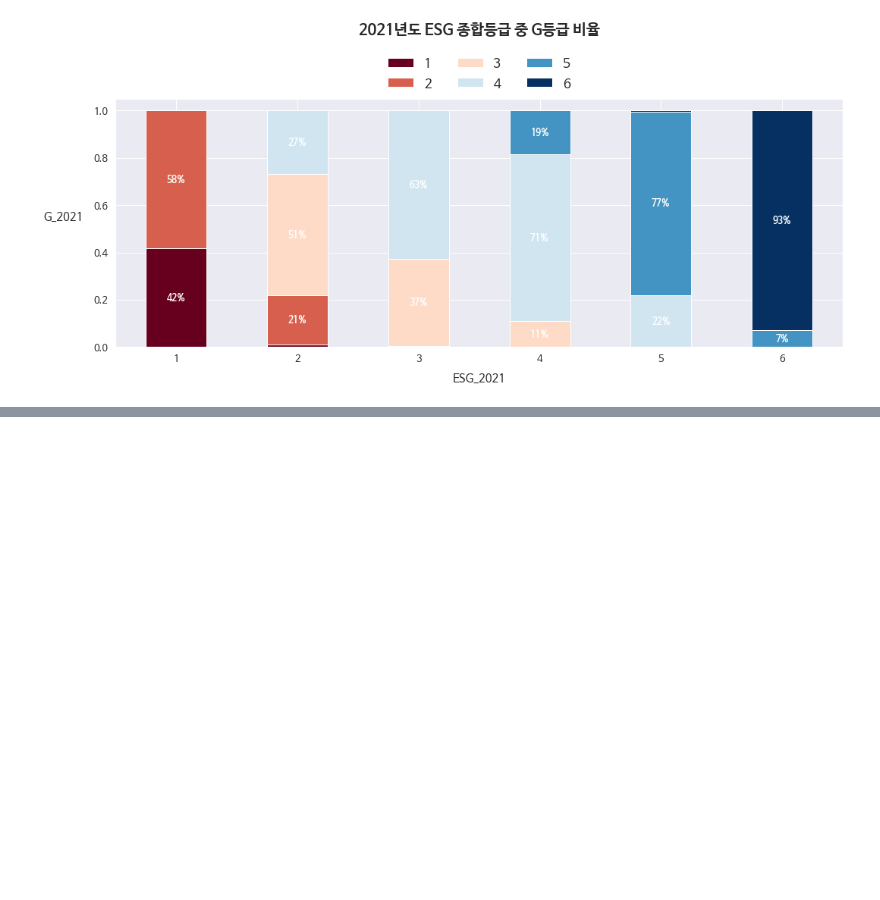
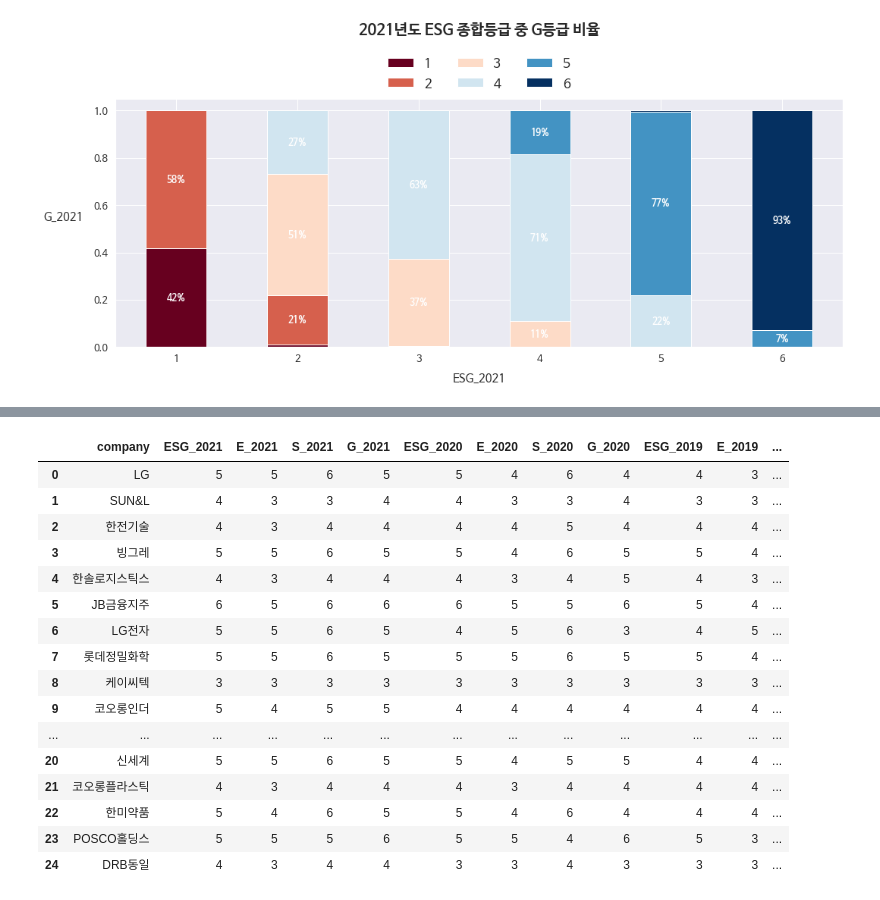
Before and after one commit to kimjuii/LIS3821, a Jupyter notebook: lab/project.ipynb, the cells around one changed output, grey strips where cells are left out. Saved outputs shown, nothing was run; the diff lists cells and outputs as text; code cells hidden in the pictures; blank space fills up the shorter version.

```diff
--- a/lab/project.ipynb
+++ b/lab/project.ipynb
@@ -503,0 +413,19 @@ Text(0, 0.5, 'count')
+# %%
+#종합등급, E등급, S등급, G등급 B 이상인 회사 가져오기
+condition1 = df_ESG['ESG_2021'] >= 3
+condition2 = df_ESG['ESG_2020'] >= 3
+condition3 = df_ESG['ESG_2019'] >= 3
+
+condition4 = df_ESG['E_2021'] >= 3
+condition5 = df_ESG['E_2020'] >= 3
+condition6 = df_ESG['E_2019'] >= 3
+
+condition7 = df_ESG['S_2021'] >= 3
+condition8 = df_ESG['S_2020'] >= 3
+condition9 = df_ESG['S_2019'] >= 3
+
+condition10 = df_ESG['G_2021'] >= 3
+condition11 = df_ESG['G_2020'] >= 3
+condition12 = df_ESG['G_2019'] >= 3
+
+df_more_than_B = df_ESG.loc[condition1 & condition2 & condition3 & condition4 & condition5 & condition6 & condition7 & condition8 & condition9 & condition10 & condition11 & condition12]
@@ -503,0 +448,23 @@ Text(0, 0.5, 'count')
+# %%
+#비복원으로 20개 무작위 추출
+sample = df_more_than_B.sample(n=25, replace=False, random_state=42).reset_index(drop=True)
+# %%
+sample
+# %% [output]
+|  | company | ESG_2021 | E_2021 | S_2021 | G_2021 | ESG_2020 | E_2020 | S_2020 | G_2020 | ESG_2019 | E_2019 | ... |
+| 0 | LG | 5 | 5 | 6 | 5 | 5 | 4 | 6 | 4 | 4 | 3 | ... |
+| 1 | SUN&L | 4 | 3 | 3 | 4 | 4 | 3 | 3 | 4 | 3 | 3 | ... |
+| 2 | 한전기술 | 4 | 3 | 4 | 4 | 4 | 4 | 5 | 4 | 4 | 4 | ... |
+| 3 | 빙그레 | 5 | 5 | 6 | 5 | 5 | 4 | 6 | 5 | 5 | 4 | ... |
+| 4 | 한솔로지스틱스 | 4 | 3 | 4 | 4 | 4 | 3 | 4 | 5 | 4 | 3 | ... |
+| 5 | JB금융지주 | 6 | 5 | 6 | 6 | 6 | 5 | 5 | 6 | 5 | 4 | ... |
+| 6 | LG전자 | 5 | 5 | 6 | 5 | 4 | 5 | 6 | 3 | 4 | 5 | ... |
+| 7 | 롯데정밀화학 | 5 | 5 | 6 | 5 | 5 | 5 | 6 | 5 | 5 | 4 | ... |
+| 8 | 케이씨텍 | 3 | 3 | 3 | 3 | 3 | 3 | 3 | 3 | 3 | 3 | ... |
+| 9 | 코오롱인더 | 5 | 4 | 5 | 5 | 4 | 4 | 4 | 4 | 4 | 4 | ... |
+| ... | ... | ... | ... | ... | ... | ... | ... | ... | ... | ... | ... | ... |
+| 20 | 신세계 | 5 | 5 | 6 | 5 | 5 | 4 | 5 | 5 | 4 | 4 | ... |
+| 21 | 코오롱플라스틱 | 4 | 3 | 4 | 4 | 4 | 3 | 4 | 4 | 4 | 4 | ... |
+| 22 | 한미약품 | 5 | 4 | 6 | 5 | 5 | 4 | 6 | 4 | 4 | 4 | ... |
+| 23 | POSCO홀딩스 | 5 | 5 | 5 | 6 | 5 | 5 | 4 | 6 | 5 | 3 | ... |
+| 24 | DRB동일 | 4 | 3 | 4 | 4 | 3 | 3 | 4 | 3 | 3 | 3 | ... |
```
Also changed, not shown: parts of 19 cells of this notebook, 24 other files.
